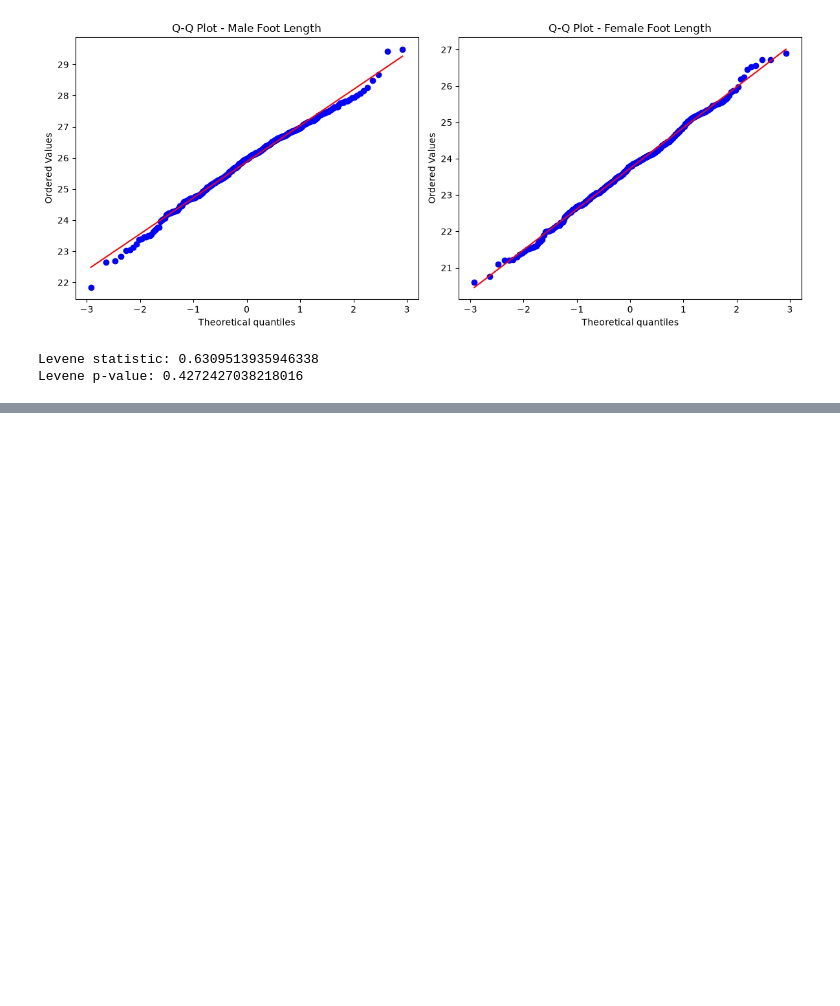
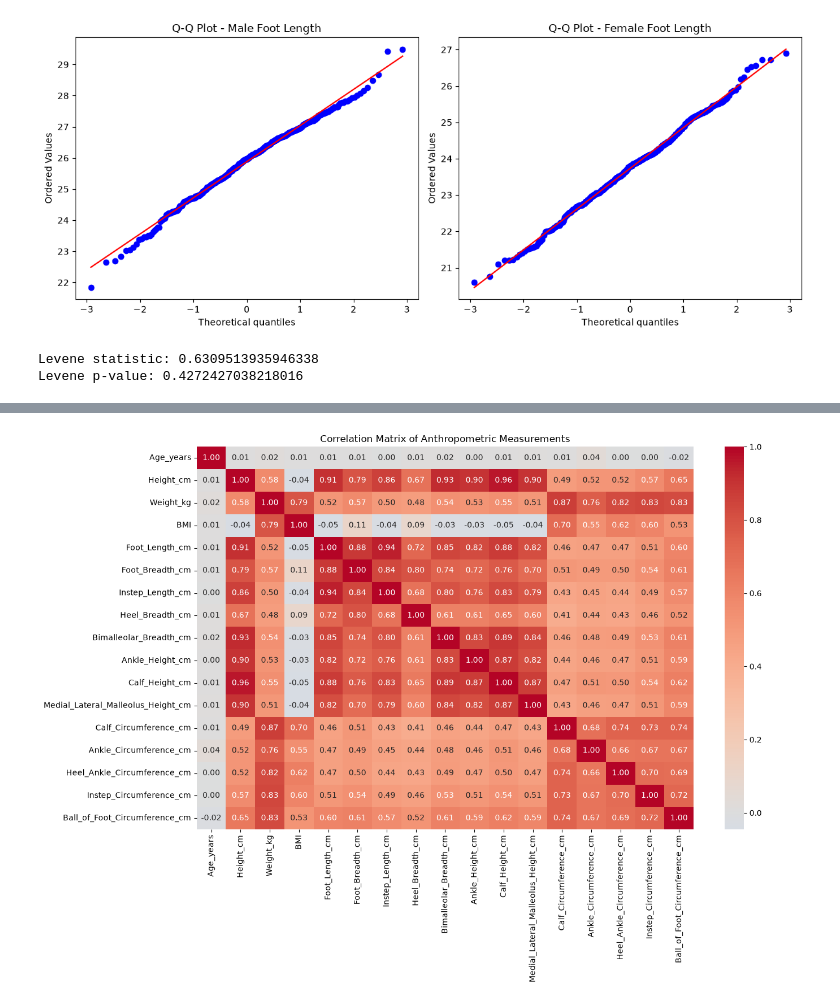
Before and after one commit to Sidra-41/Anthropometric-Characterization-and-Foot-Length-Prediction-Using-Statistical-and-Machine-Learning-Me, a Jupyter notebook: Data/FYP_Data_Analysis.ipynb, the cells around one changed output, grey strips where cells are left out. Saved outputs shown, nothing was run; the diff lists cells and outputs as text; code cells hidden in the pictures; blank space fills up the shorter version.

```diff
--- a/Data/FYP_Data_Analysis.ipynb
+++ b/Data/FYP_Data_Analysis.ipynb
@@ -225,0 +446,27 @@ Levene p-value: 0.4272427038218016
+# %%
+# Pearson correlation
+import pandas as pd
+
+continuous_vars = [
+    "Age_years",
+    "Height_cm",
+    "Weight_kg",
+    "BMI",
+    "Foot_Length_cm",
+    "Foot_Breadth_cm",
+    "Instep_Length_cm",
+    "Heel_Breadth_cm",
+    "Bimalleolar_Breadth_cm",
+    "Ankle_Height_cm",
+    "Calf_Height_cm",
+    "Medial_Lateral_Malleolus_Height_cm",
+    "Calf_Circumference_cm",
+    "Ankle_Circumference_cm",
+    "Heel_Ankle_Circumference_cm",
+    "Instep_Circumference_cm",
+    "Ball_of_Foot_Circumference_cm"
+]
+
+correlation_matrix = df[continuous_vars].corr(method="pearson")
+
+correlation_matrix
@@ -225,0 +517,19 @@ Levene p-value: 0.4272427038218016
+# %%
+import matplotlib.pyplot as plt
+import seaborn as sns
+
+plt.figure(figsize=(14, 10))
+
+sns.heatmap(
+    correlation_matrix,
+    annot=True,
+    fmt=".2f",
+    cmap="coolwarm",
+    center=0
+)
+
+plt.title("Correlation Matrix of Anthropometric Measurements")
+plt.tight_layout()
+plt.show()
+# %% [output]
+[figure, added]
```
Also changed, not shown: parts of 37 cells of this notebook, 2 other files.
